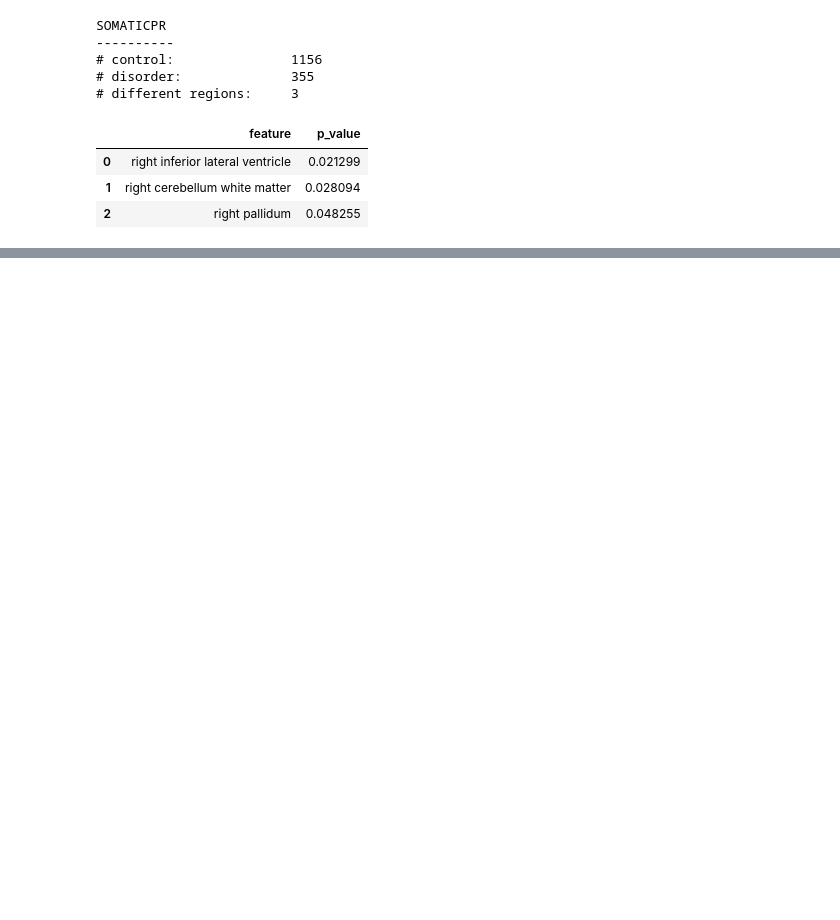
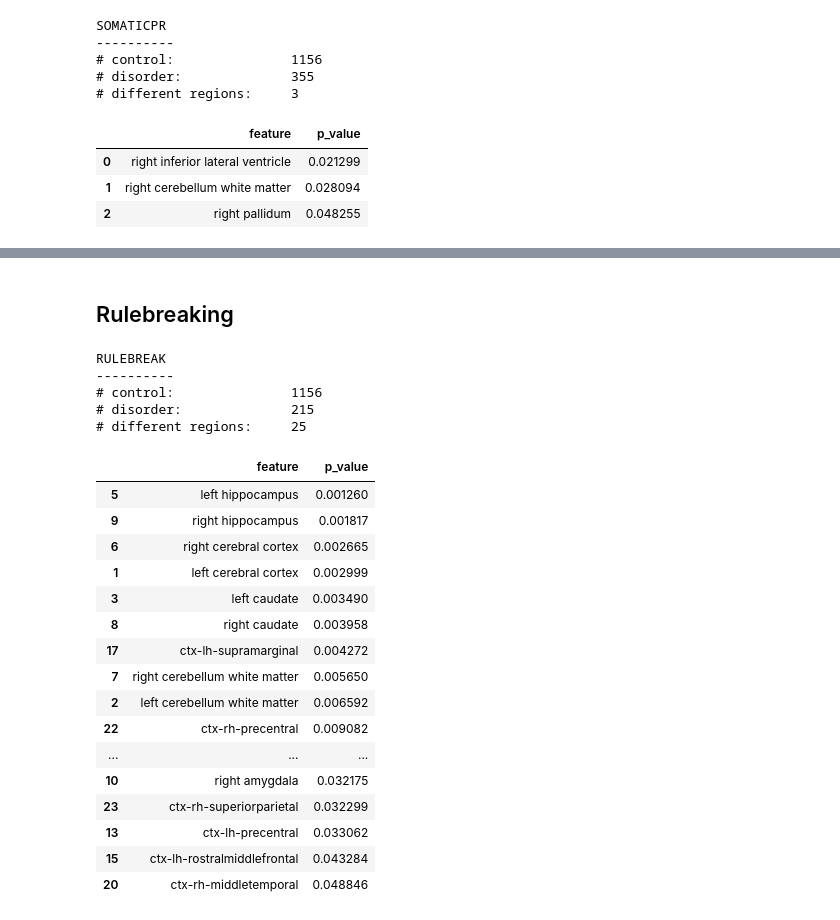
Before and after one commit to margotwagner/SynthSeg, a Jupyter notebook: abcd-code/analysis/mw-aseba-smri-rois.ipynb, the cells around one changed output, grey strips where cells are left out. Saved outputs shown, nothing was run; the diff lists cells and outputs as text; code cells hidden in the pictures; blank space fills up the shorter version.

```diff
--- a/abcd-code/analysis/mw-aseba-smri-rois.ipynb
+++ b/abcd-code/analysis/mw-aseba-smri-rois.ipynb
@@ -128,0 +245,28 @@ SOMATICPR
+# %% [markdown]
+## Rulebreaking
+# %%
+vols, stats = get_sig_rois(rulebreak)
+vols
+# %% [output]
+RULEBREAK
+----------
+# control:               1156
+# disorder:              215
+# different regions:     25
+|  | feature | p_value |
+| 5 | left hippocampus | 0.001260 |
+| 9 | right hippocampus | 0.001817 |
+| 6 | right cerebral cortex | 0.002665 |
+| 1 | left cerebral cortex | 0.002999 |
+| 3 | left caudate | 0.003490 |
+| 8 | right caudate | 0.003958 |
+| 17 | ctx-lh-supramarginal | 0.004272 |
+| 7 | right cerebellum white matter | 0.005650 |
+| 2 | left cerebellum white matter | 0.006592 |
+| 22 | ctx-rh-precentral | 0.009082 |
+| ... | ... | ... |
+| 10 | right amygdala | 0.032175 |
+| 23 | ctx-rh-superiorparietal | 0.032299 |
+| 13 | ctx-lh-precentral | 0.033062 |
+| 15 | ctx-lh-rostralmiddlefrontal | 0.043284 |
+| 20 | ctx-rh-middletemporal | 0.048846 |
```
Also changed, not shown: parts of 22 cells of this notebook, 2 other files.
